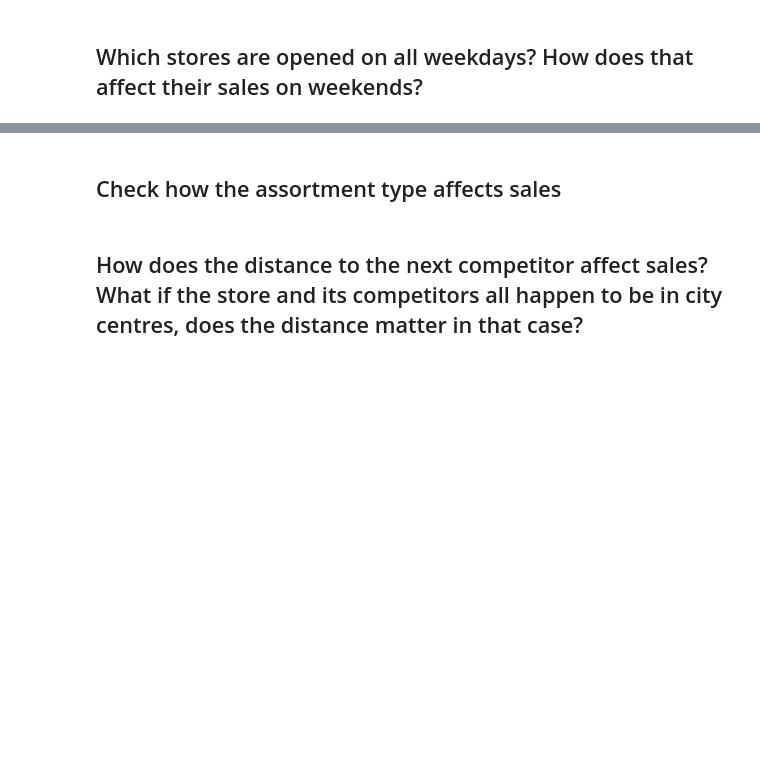
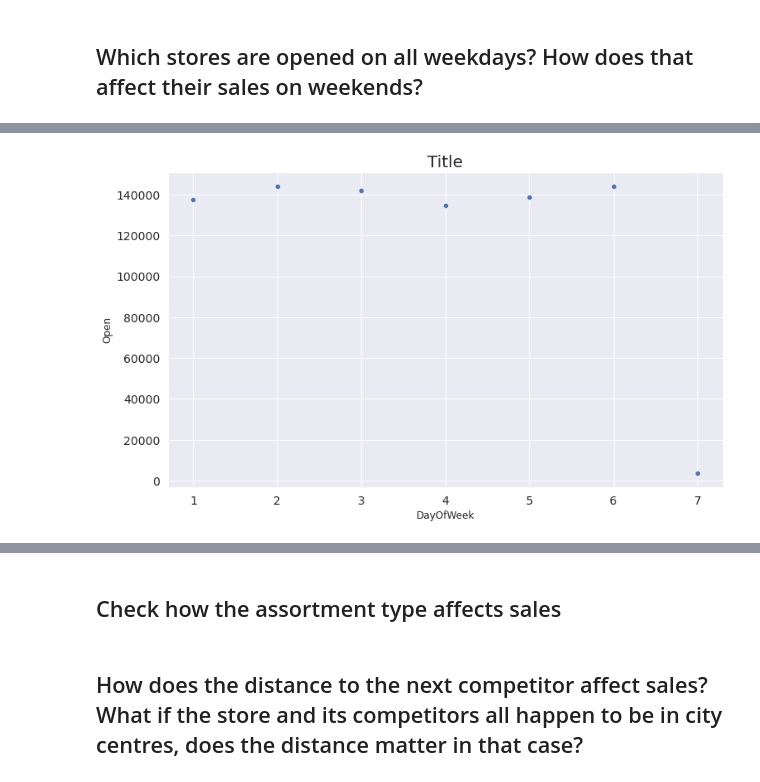
Before and after one commit to abel-blue/pharmaceutical-sales-prediction, a Jupyter notebook: notebooks/data_exploration.ipynb, the cells around one changed output, grey strips where cells are left out. Drawn from its saved outputs; the diff is of its cells as text; code cells hidden in the pictures; blank space fills up the shorter version.

Commit message:
vizualize stores that are open on all weekdays

```diff
--- a/notebooks/data_exploration.ipynb
+++ b/notebooks/data_exploration.ipynb
@@ -275,2 +301,6 @@ exploration.plot_scatter(train_store, 'DayOfWeek','Sales', 'scater for month and
 # %% [markdown]
 ## Which stores are opened on all weekdays? How does that affect their sales on weekends?
+# %%
+weekly_data = train_store.groupby(['DayOfWeek']).agg({'Sales': ['sum'], 'Open': ['sum']})
+weekly_data.columns = ['sales', 'Open']
+weekly_data = weekly_data.reset_index()
@@ -276,0 +316,4 @@ exploration.plot_scatter(train_store, 'DayOfWeek','Sales', 'scater for month and
+# %%
+exploration.simple_plot_scatter(weekly_data, 'DayOfWeek', 'Open', 'Title')
+# %% [output]
+[figure, added]
```
Also changed, not shown: parts of 35 cells of this notebook.
